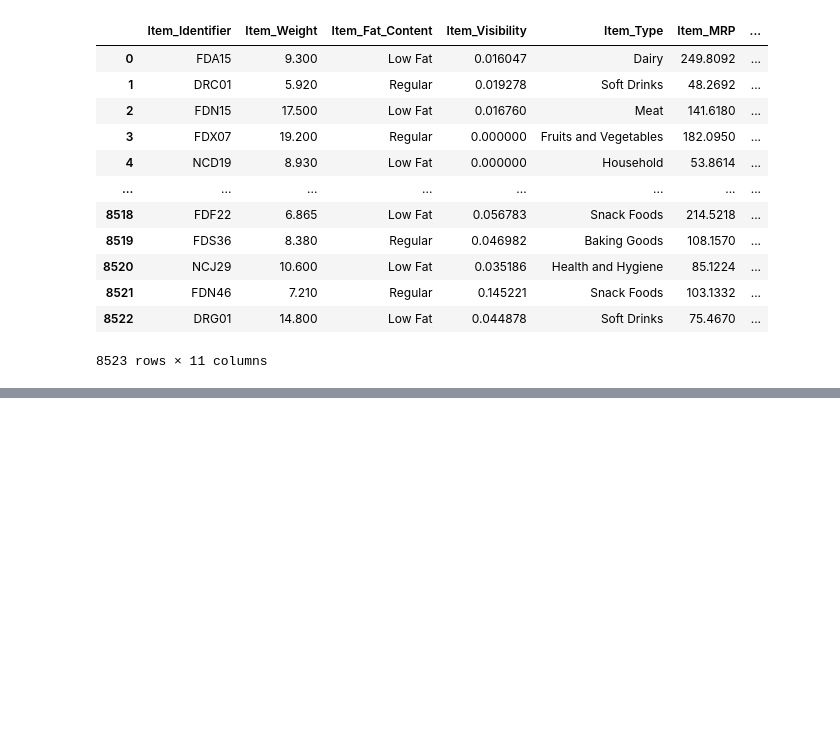
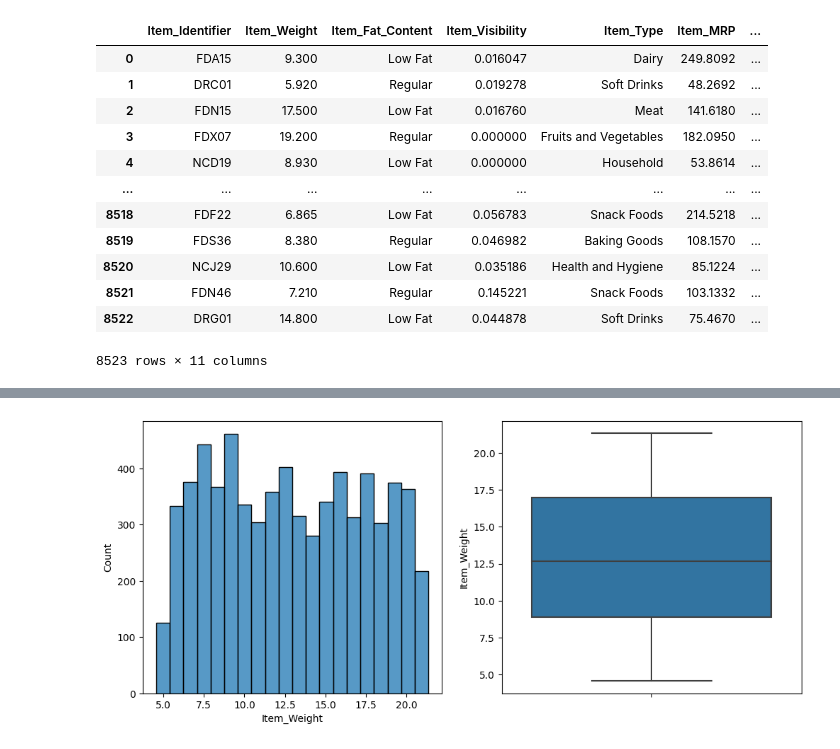
Before and after one commit to Naitikpareek123/Sales_forcasstng, a Jupyter notebook: Pre-Processsing/EDA.ipynb, the cells around one changed output, grey strips where cells are left out. Cells and saved outputs as stored; diff of their text form; code cells hidden in the pictures; blank space fills up the shorter version.

```diff
--- a/Pre-Processsing/EDA.ipynb
+++ b/Pre-Processsing/EDA.ipynb
@@ -244,0 +283,4 @@ df.drop(['Outlet_Size'], axis=1)
+# %%
+vis_feature(X_train_N,'Item_Weight')
+# %% [output]
+[figure, added]
```
Also changed, not shown: parts of 10 cells of this notebook, 1 other file.
